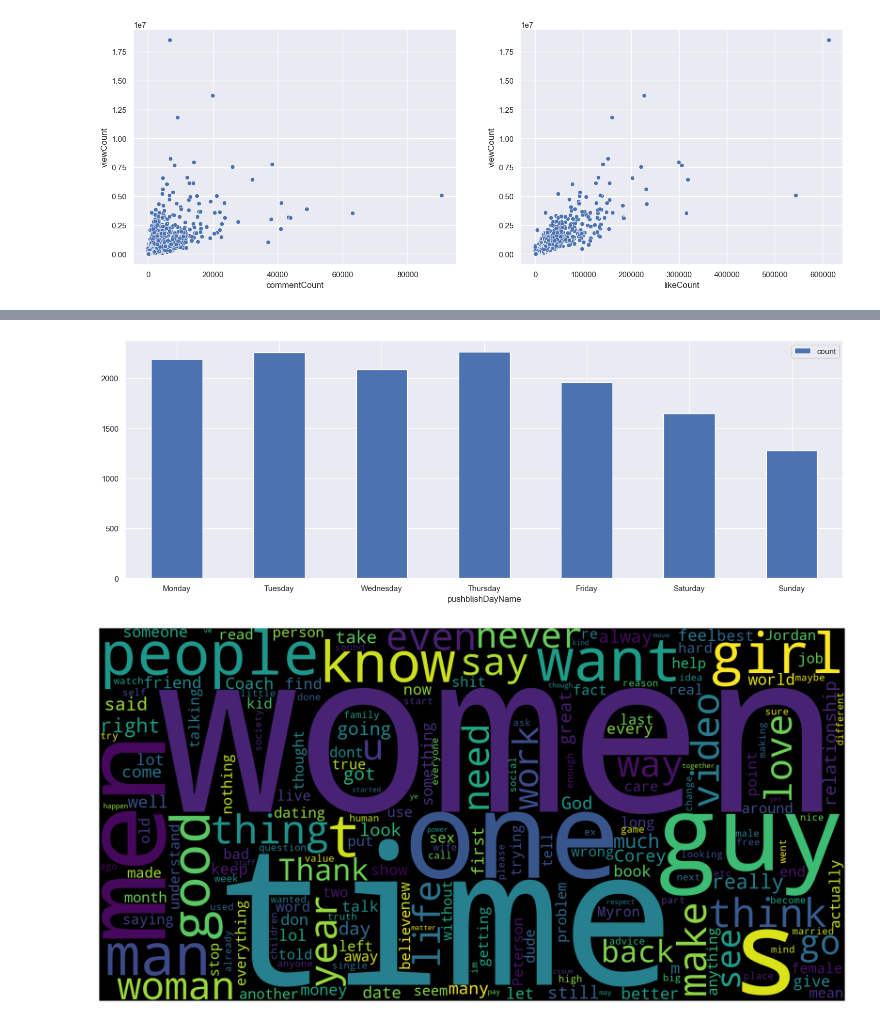
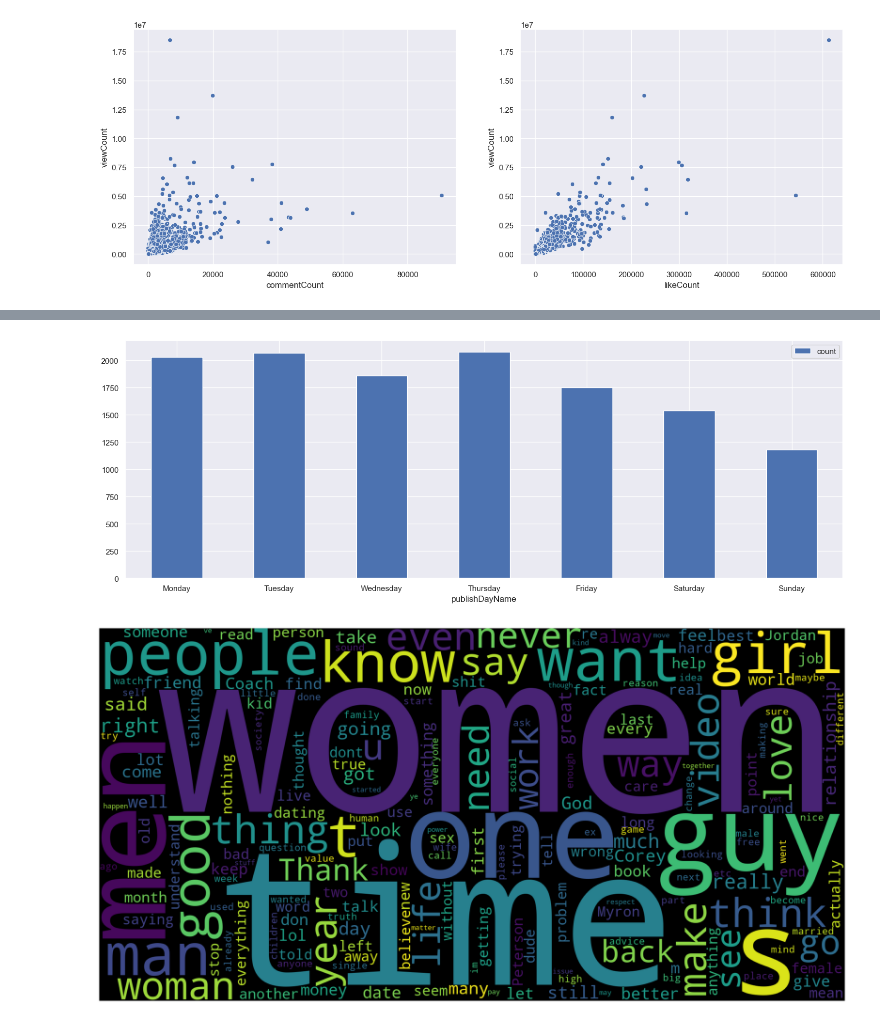
Before and after one commit to Shab00/redPillYoutube, a Jupyter notebook: 4.redPillAnalytics.ipynb, the cells around one changed output, grey strips where cells are left out. Drawn from its saved outputs; the diff is of its cells as text; code cells hidden in the pictures.

Commit message:
updated missing data from lastnight

```diff
--- a/4.redPillAnalytics.ipynb
+++ b/4.redPillAnalytics.ipynb
@@ -144,3 +144,17 @@ sns.scatterplot(data = video_df, x = "likeRatio", y = "viewCount", ax=ax[1])
 # %%
-sns.histplot(data=video_df[video_df['durationSecs'] < pd.Timedelta(seconds=10000)], x="durationSecs", bins=30)
+# Replace infinite values with NaN
+video_df.replace([np.inf, -np.inf], np.nan, inplace=True)
+
+# Drop rows with NaN values (optional)
+video_df.dropna(inplace=True)
+
+# Filter videos with duration less than 10,000 seconds
+filtered_df = video_df[video_df['durationSecs'] < 10000]
+
+# Plot the histogram
+sns.histplot(data=filtered_df, x="durationSecs", bins=30)
+plt.title("Distribution of Video Duration (Less than 10,000 Seconds)")
+plt.xlabel("Duration (Seconds)")
+plt.ylabel("Frequency")
+plt.show()
 # %% [output]
@@ -177,11 +196,11 @@ ValueError: Could not interpret value `tagsCount` for `x`. An entry with this na
 # %%
-day_df = pd.DataFrame(video_df['pushblishDayName'].value_counts())
+day_df = pd.DataFrame(video_df['publishDayName'].value_counts())
 weekdays = [ 'Monday', 'Tuesday', 'Wednesday', 'Thursday', 'Friday', 'Saturday', 'Sunday']
 day_df = day_df.reindex(weekdays)
 # Use 'pushblishDayName' as x and 'count' as y
-ax = day_df.reset_index().plot.bar(x='pushblishDayName', y='count', rot=0)
+ax = day_df.reset_index().plot.bar(x='publishDayName', y='count', rot=0)
 # %% [output]
-[figure, old version]
+[figure, new version]
 # %%
 stop_words = set(stopwords.words('english'))
 comments_df['comments_no_stopwords'] = comments_df['comment'].apply(lambda x: [item for item in str(x).split() if item not in stop_words])
```
Also changed, not shown: parts of 10 cells of this notebook, 2 other files.
